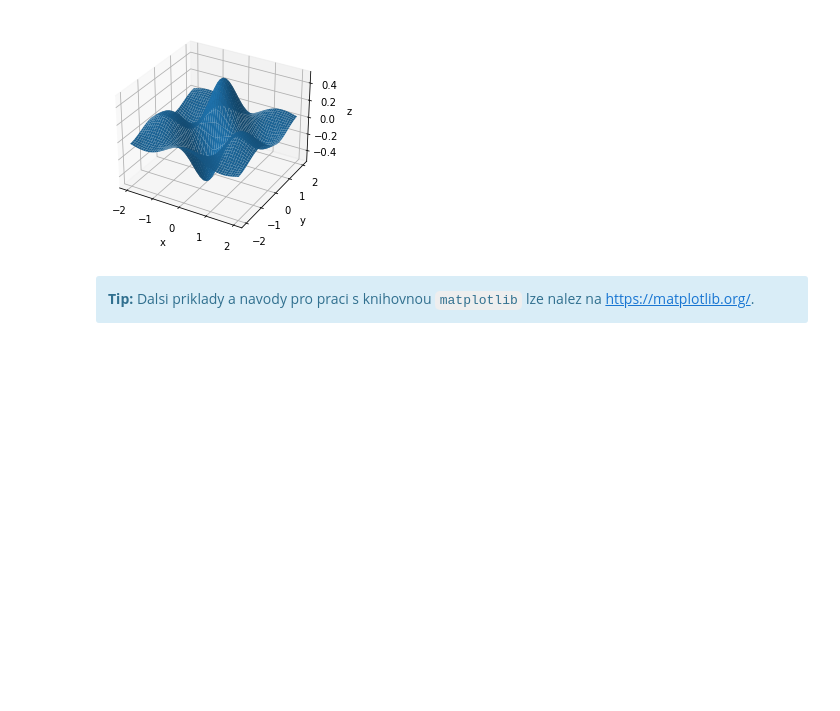
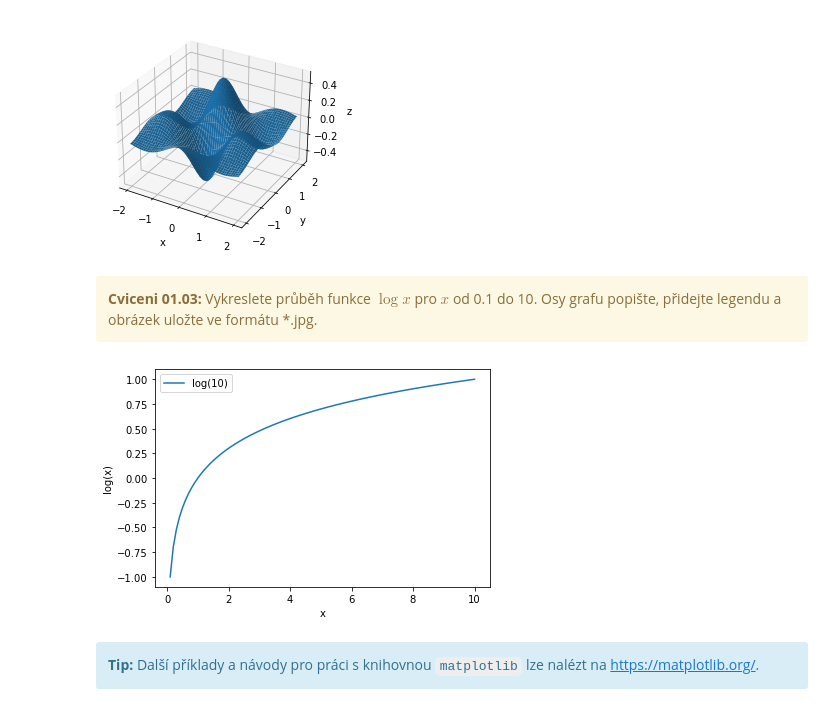
Before and after one commit to m-jirka/nme_cv, a Jupyter notebook: Cviceni01.ipynb, the cells around one changed output. Cells and saved outputs as stored; diff of their text form; code cells hidden in the pictures; blank space fills up the shorter version.

```diff
--- a/Cviceni01.ipynb
+++ b/Cviceni01.ipynb
@@ -498,5 +546,18 @@ ax.set(xlabel='x', ylabel='y', zlabel='z')
 # %% [output]
 [Text(0.5, 0, 'x'), Text(0.5, 0, 'y'), Text(0.5, 0, 'z')]
 [figure]
+# %% [markdown]
+<div class="alert alert-block alert-warning"><b>Cviceni 01.03: </b> Vykreslete průběh funkce $\log x$ pro $x$ od 0.1 do 10. Osy grafu popište, přidejte legendu a obrázek uložte ve formátu *.jpg.</div>
+# %%
+x = np.linspace(1e-1,10,100)
+y = np.log10(x)
+fig, ax = plt.subplots()
+ax.plot(x,y,label='log(10)')
+ax.set_xlabel('x')
+ax.set_ylabel('log(x)')
+ax.legend()
+fig.savefig('log10.jpg',dpi=100)
+# %% [output]
+[figure, added]
 # %% [markdown]
-<div class="alert alert-block alert-info"><b>Tip: </b> Dalsi priklady a navody pro praci s knihovnou <code>matplotlib</code> lze nalez na <a href='https://matplotlib.org/'>https://matplotlib.org/</a>.</div>
+<div class="alert alert-block alert-info"><b>Tip: </b> Další příklady a návody pro práci s knihovnou <code>matplotlib</code> lze nalézt na <a href='https://matplotlib.org/'>https://matplotlib.org/</a>.</div>
```
Also changed, not shown: parts of 73 cells of this notebook, 34 other files.
